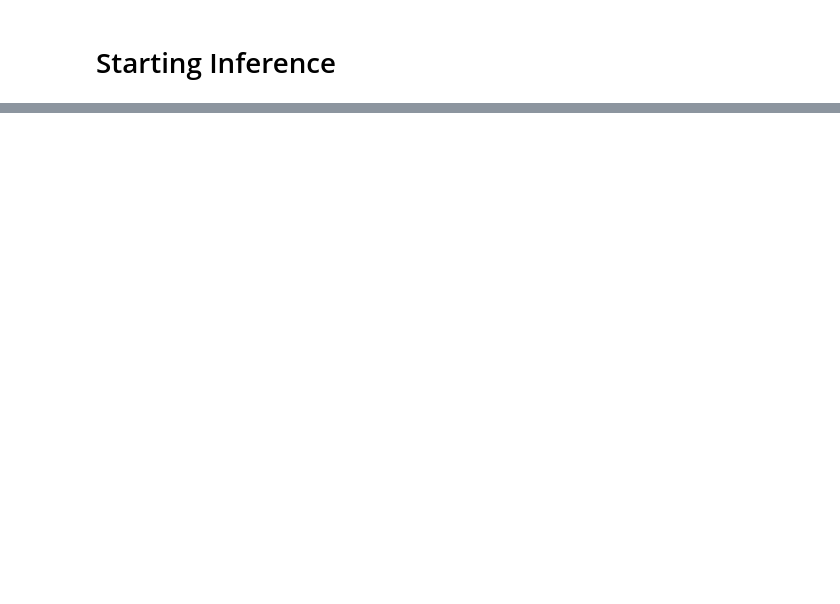
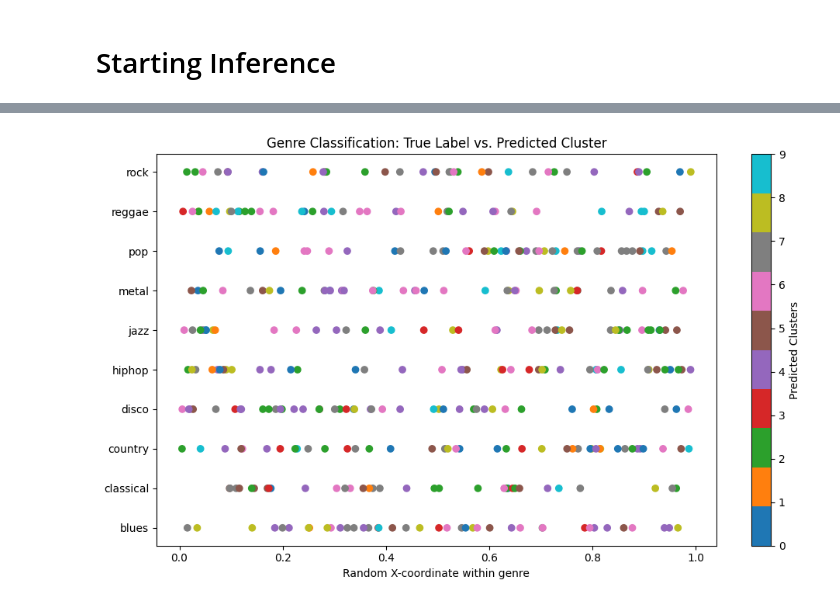
Before and after one commit to nikos6ares/genriflow, a Jupyter notebook: genrize.ipynb, the cells around one changed output, grey strips where cells are left out. Saved outputs shown, nothing was run; the diff lists cells and outputs as text; code cells hidden in the pictures; blank space fills up the shorter version.

```diff
--- a/genrize.ipynb
+++ b/genrize.ipynb
@@ -109,3 +465,30 @@ plt.show()
+# %%
+# Create genre list for axis labeling
+genres = ['blues','classical','country','disco','hiphop','jazz','metal','pop','reggae','rock']
+
+# Map each true genre to a corresponding y-coordinate
+genre_to_y = {genre: i for i, genre in enumerate(genres)}
+
+# Create a plot
+plt.figure(figsize=(10, 6))
+
+X= np.random.uniform(0,1, size=len(train_labels))
+Y = [genre_to_y[element] for i,element in enumerate(train_labels)]
+# Color the points according to predicted cluster
+scatter = plt.scatter(X, Y, c=clusters, cmap="tab10" )
+
+# Label the axes
+plt.yticks(range(len(genres)), genres)
+plt.xlabel("Random X-coordinate within genre")
+plt.title("Genre Classification: True Label vs. Predicted Cluster")
+plt.colorbar(scatter, label='Predicted Clusters')
+
+# Display legend for the predicted clusters
+
+plt.tight_layout()
+plt.show()
+# %% [output]
+[figure, added]
 # %%
 # Step 4: Find indices of songs in each cluster
 cluster_indices = {}
```
Also changed, not shown: parts of 29 cells of this notebook, 2 other files.
